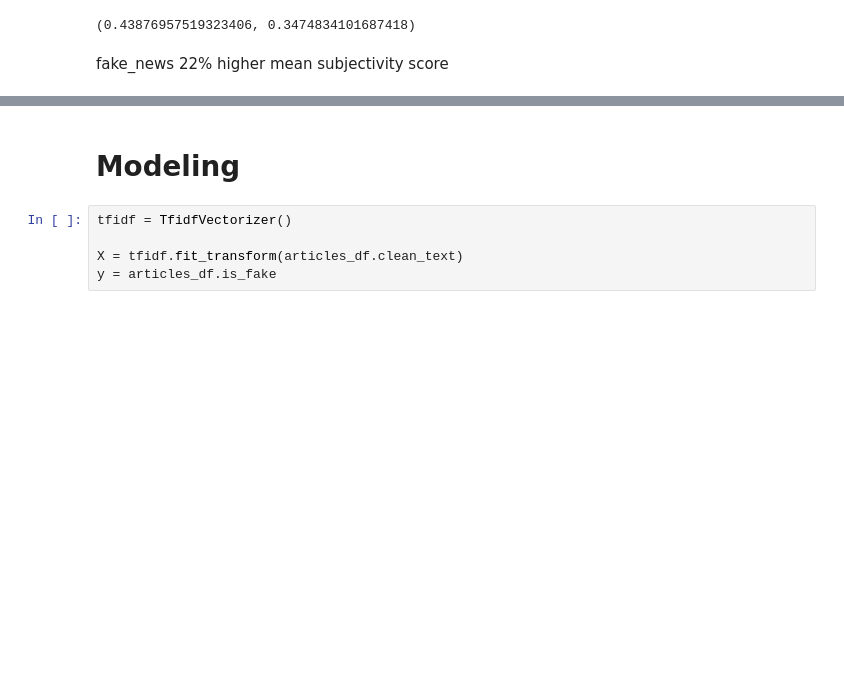
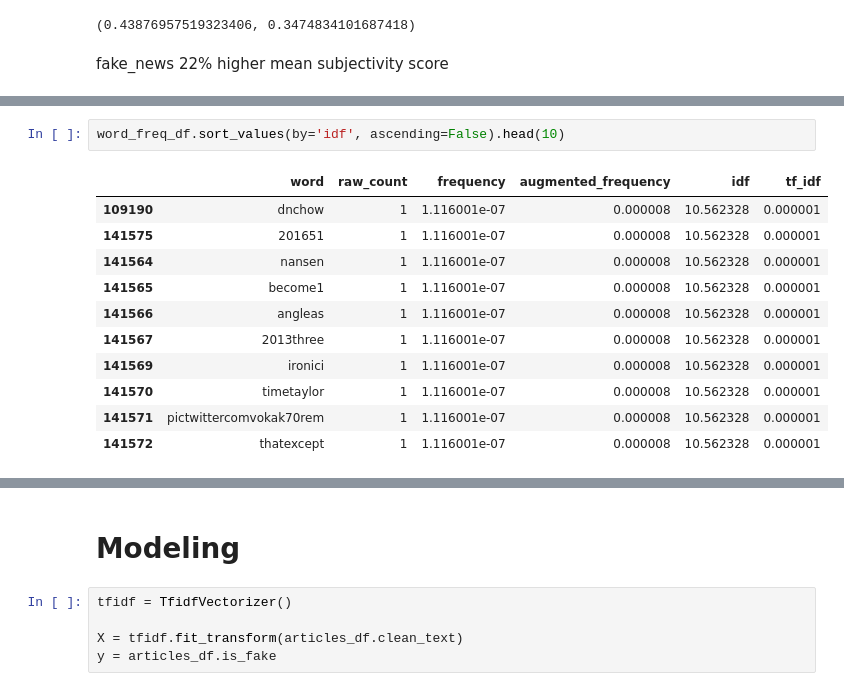
Before and after one commit to Fake-News-Capstone/fake_news_capstone, a Jupyter notebook: fake_news_capstone.ipynb, the cells around one changed output, grey strips where cells are left out. Drawn from its saved outputs; the diff is of its cells as text; blank space fills up the shorter version.

```diff
--- a/fake_news_capstone.ipynb
+++ b/fake_news_capstone.ipynb
@@ -638,0 +655,14 @@ fake_news 22% higher mean subjectivity score
+# %%
+word_freq_df.sort_values(by='idf', ascending=False).head(10)
+# %% [output]
+|  | word | raw_count | frequency | augmented_frequency | idf | tf_idf |
+| 109190 | dnchow | 1 | 1.116001e-07 | 0.000008 | 10.562328 | 0.000001 |
+| 141575 | 201651 | 1 | 1.116001e-07 | 0.000008 | 10.562328 | 0.000001 |
+| 141564 | nansen | 1 | 1.116001e-07 | 0.000008 | 10.562328 | 0.000001 |
+| 141565 | become1 | 1 | 1.116001e-07 | 0.000008 | 10.562328 | 0.000001 |
+| 141566 | angleas | 1 | 1.116001e-07 | 0.000008 | 10.562328 | 0.000001 |
+| 141567 | 2013three | 1 | 1.116001e-07 | 0.000008 | 10.562328 | 0.000001 |
+| 141569 | ironici | 1 | 1.116001e-07 | 0.000008 | 10.562328 | 0.000001 |
+| 141570 | timetaylor | 1 | 1.116001e-07 | 0.000008 | 10.562328 | 0.000001 |
+| 141571 | pictwittercomvokak70rem | 1 | 1.116001e-07 | 0.000008 | 10.562328 | 0.000001 |
+| 141572 | thatexcept | 1 | 1.116001e-07 | 0.000008 | 10.562328 | 0.000001 |
```
Also changed, not shown: parts of 9 cells of this notebook.
